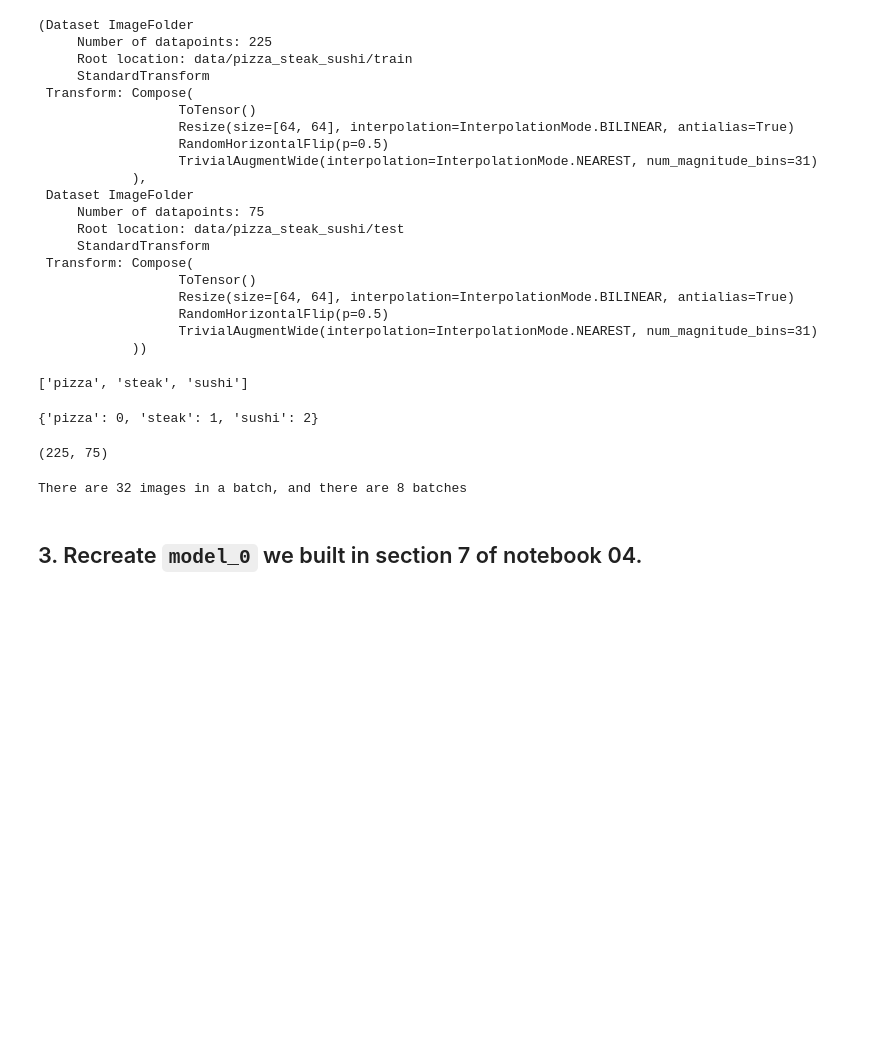
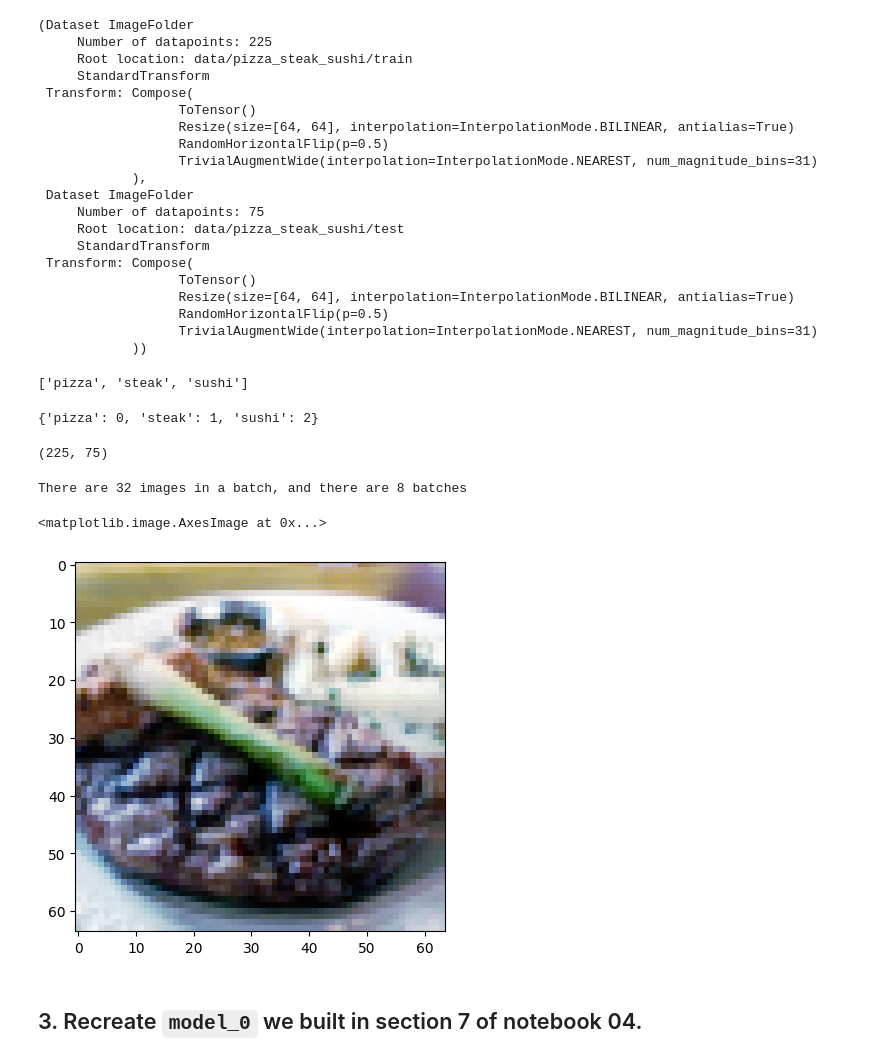
Before and after one commit to lnsayer/udemy_ml_course, a Jupyter notebook: my_04_pytorch_custom_datasets_exercises.ipynb, the cells around one changed output. Drawn from its saved outputs; the diff is of its cells as text; code cells hidden in the pictures; blank space fills up the shorter version.

```diff
--- a/my_04_pytorch_custom_datasets_exercises.ipynb
+++ b/my_04_pytorch_custom_datasets_exercises.ipynb
@@ -273,9 +292,12 @@ test_dataloader = DataLoader(test_data, batch_size=32, shuffle =False)
 # %%
 # How many batches of images are in our data loaders?
 img, label = next(iter(train_dataloader))
 print(f"There are {img.shape[0]} images in a batch, and there are {len(train_dataloader)} batches")
+plt.imshow(img[0].permute(1,2,0))
 # %% [output]
 There are 32 images in a batch, and there are 8 batches
+<matplotlib.image.AxesImage at 0x...>
+[figure, added]
 # %% [markdown]
 ## 3. Recreate `model_0` we built in section 7 of notebook 04.
 # %%
```
Also changed, not shown: parts of 15 cells of this notebook.
